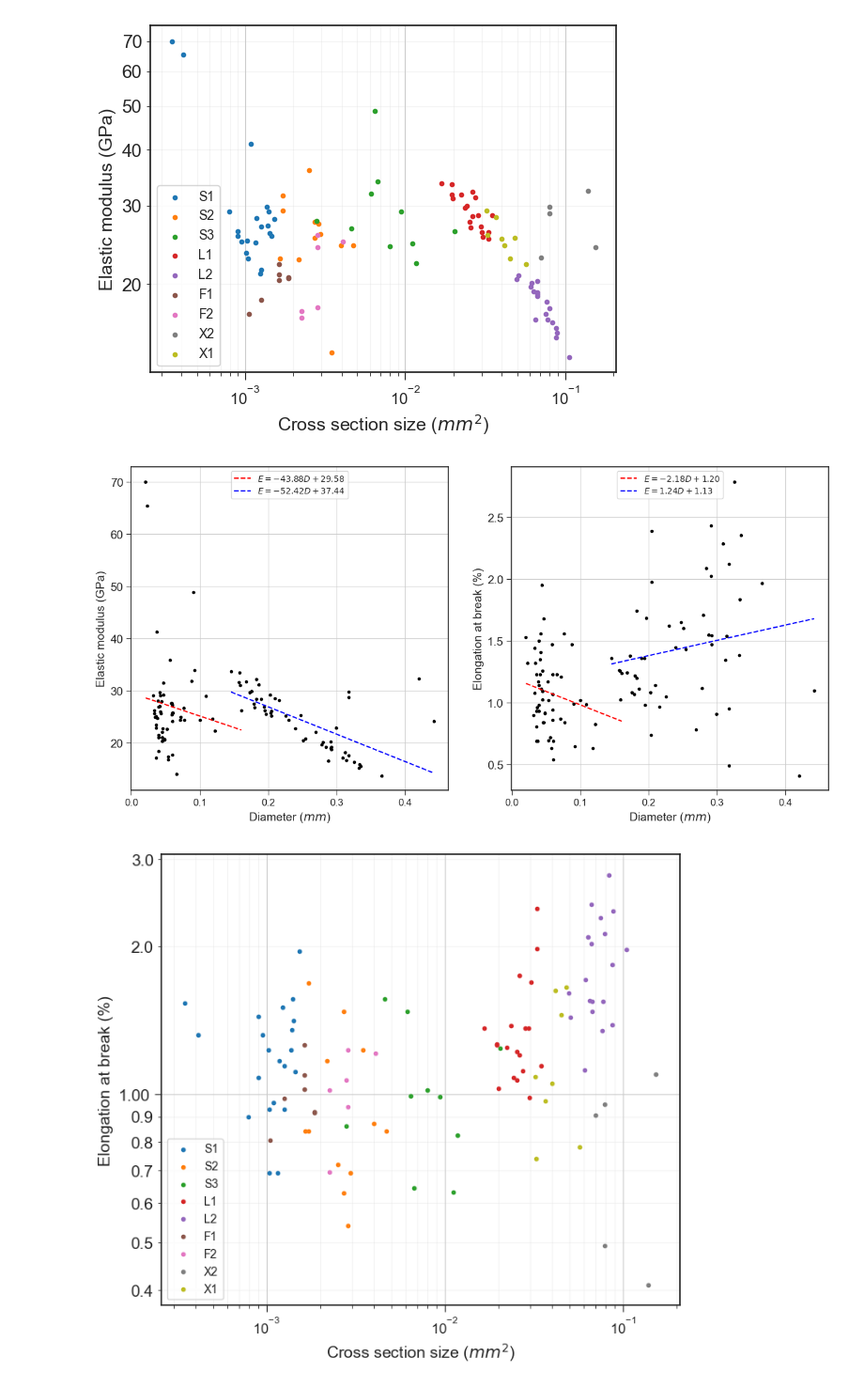
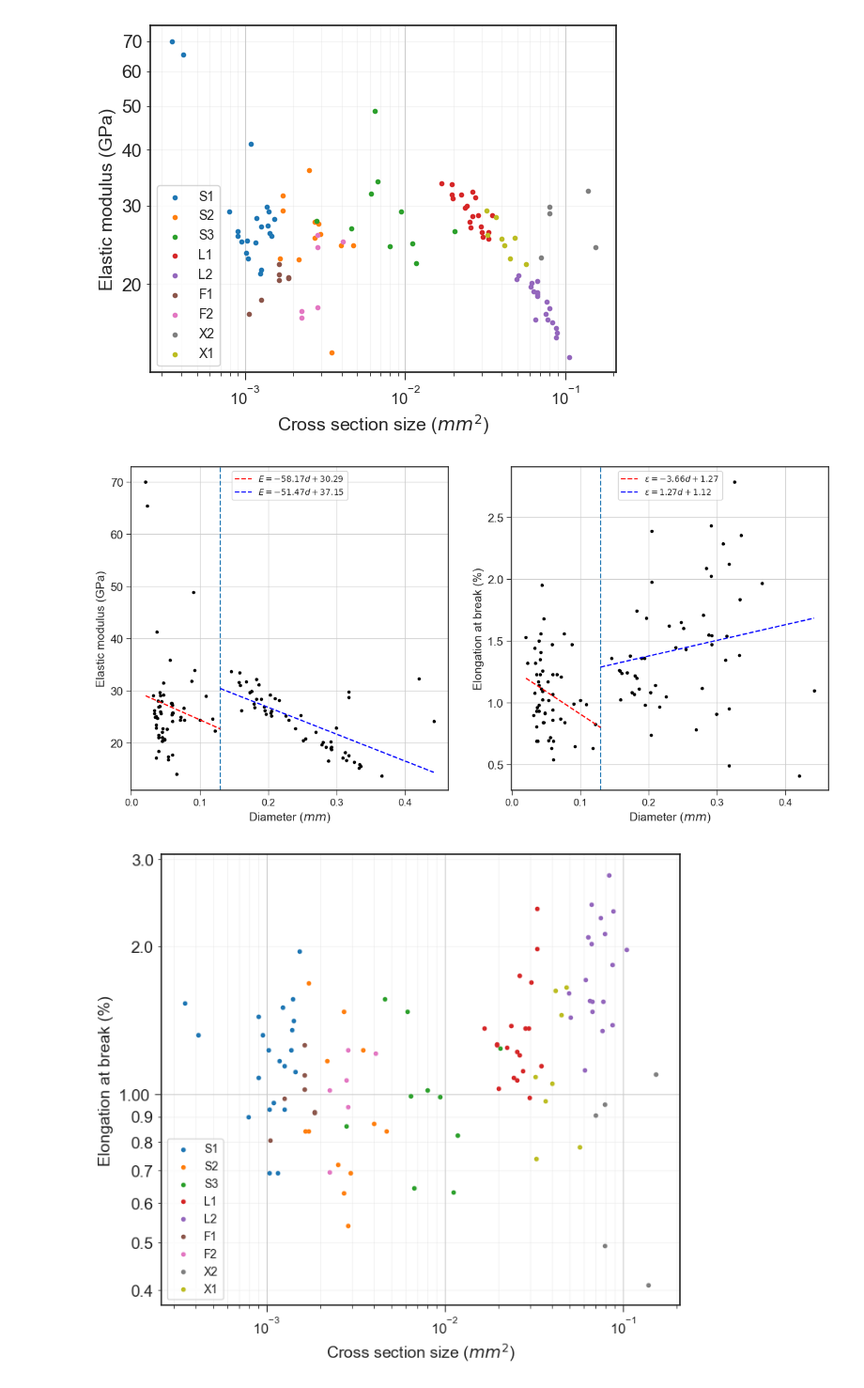
Before and after one commit to Mackus101/GlassMechAnalysis, a Jupyter notebook: analyse_fibres.ipynb, the cells around one changed output. Shown at 94% size. Cells and saved outputs as stored; diff of their text form; code cells hidden in the pictures.

```diff
--- a/analyse_fibres.ipynb
+++ b/analyse_fibres.ipynb
@@ -1696,9 +1699,9 @@ def dual_stiffness(data, g1, g2):
     ax_mod.yaxis.set_major_formatter(mticker.ScalarFormatter())
     ax_mod.yaxis.set_minor_formatter(mticker.ScalarFormatter())
 # %%
-dual_stiffness(fibre_data, g1, g2)
+dual_stiffness(fibre_data, 0.13)
 # %% [output]
-[figure, old version]
+[figure, new version]
 # %%
 def plot_elongation(data):
     unique_series = data["series"].unique()
```
Also changed, not shown: parts of 1 cell of this notebook, 1 other file.
